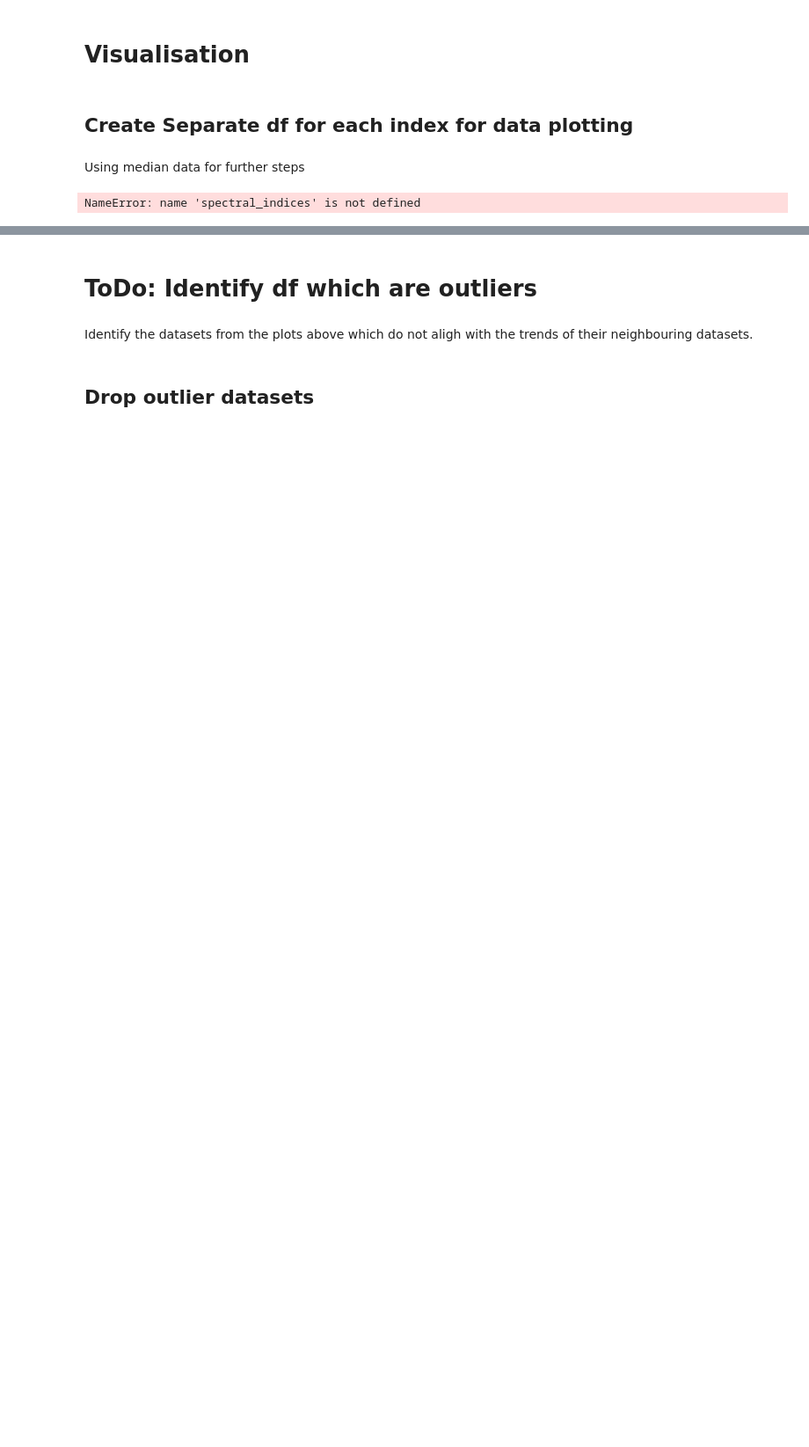
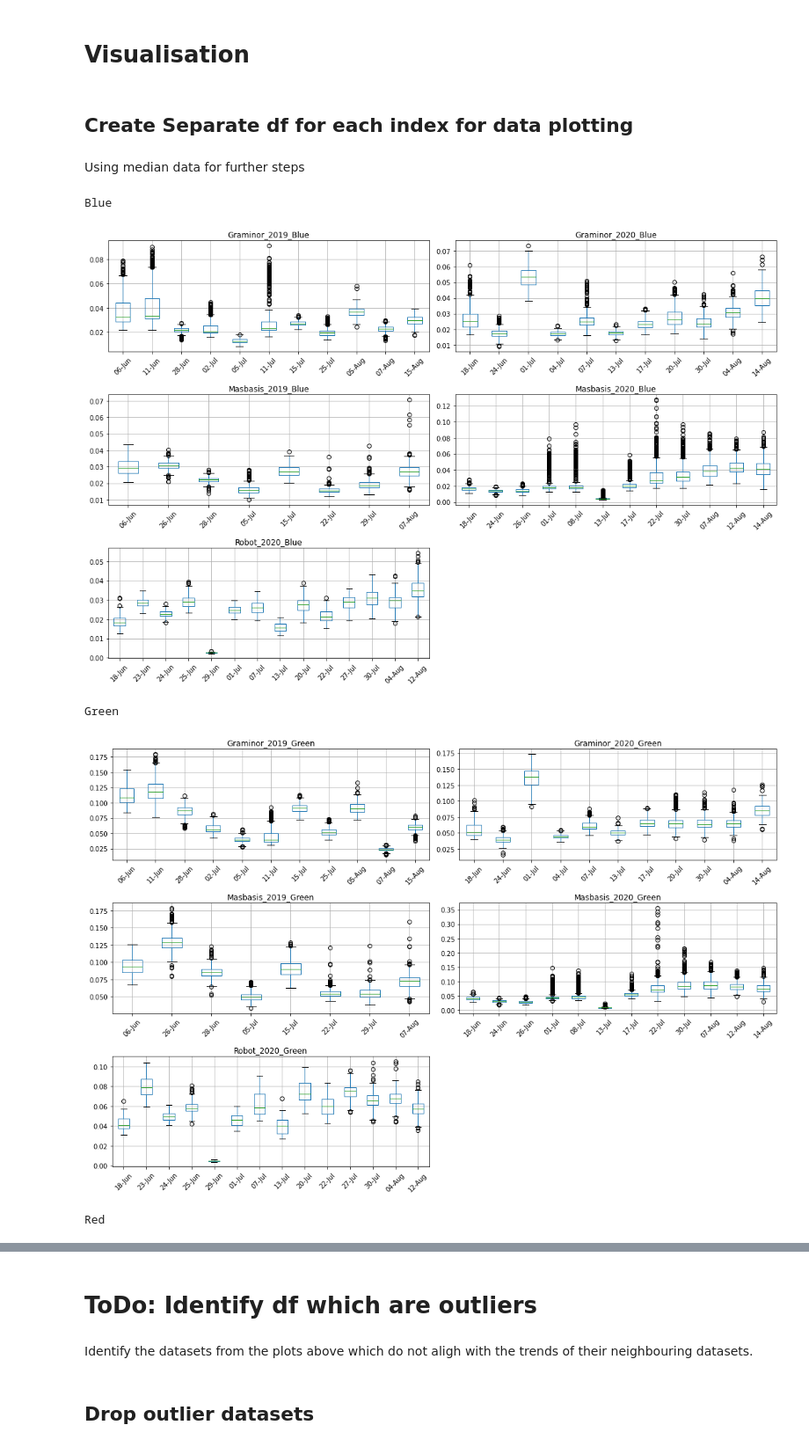
Before and after one commit to fahadijaz/spring_wheat_yield_prediction, a Jupyter notebook: 2. Renaming and merging.ipynb, the cells around one changed output, grey strips where cells are left out. Shown at 88% size. Drawn from its saved outputs; the diff is of its cells as text; code cells hidden in the pictures; blank space fills up the shorter version.

Commit message:
Rename merge complete without Staur data
Lodging plots dropped
All indices generated and saved

```diff
--- a/2. Renaming and merging.ipynb
+++ b/2. Renaming and merging.ipynb
@@ -1256,7 +1493,7 @@ Masbasis_x_20BMLGI1_2020_tm_x_data
 # %%
 field = 'Masbasis_2020'
 field_plot_id = 'Plot_ID'
-ref_df_yield = Masbasis_x_20BMLGI1_2020_tm_x_data
+ref_df_yield = Masbasis_2020_Vollebekk_yield
 red_df_id = 'Rute'
 
 cols2add_dict = {'GrainYield':'GrainYield',
@@ -1293,9 +1578,11 @@ Robot_x_ROBOT_2020_x_raw
+# %%
+Robot_2020_yield = df_2020_Vollebekk_Robot_x_ROBOT_2020_x_raw.copy()
 # %%
 %%time
 
 field = 'Robot_2020'
 field_plot_id = 'Plot_ID'
-ref_df_yield = Robot_x_ROBOT_2020_x_raw
+ref_df_yield = Robot_2020_yield
 red_df_id = 'SpatialRute'
 
 cols2add_dict = {'GrainYield':'GY_Calc_gm2',
@@ -1372,21 +1737,12 @@ print('sorted_field_year_dict_yield created.')
 # Separate Mean, Median and StdDev datasets with new column names
 # %%
 %%time
-cols2add_dict = {'GrainYield':'GY_Calc_gm2',
-                 'Name':'Name',
-                 'CodeName':'CodeName',
-#                  'Pedigree':'pedigree',
-#                  'Line':'Line',
-                 'Heading_Date':'Hd_date_jd',
-                 'Maturity_Date':'Mat_date_jd',
-                 'Days2Heading':'Hd_dto_day',
-                 'Days2Maturity':'Mat_dto_day',
-#                  'Lodging':'Lodging_images'
-                }
 
 general_col_names = ['Plot_ID', 'Blue', 'Green', 'Red', 'RedEdge', 'NIR']
+
 # Can add Days2Heading and Days2Manutiry at later stage as target variables, if required
-yield_cols = ['GrainYield', 'Name', 'CodeName', 'Pedigree', 'Line', 'Heading_Date', 'Maturity_Date', 'Days2Heading', 'Days2Maturity', 'Lodging']
+yield_cols = ['GrainYield', 'Name', 'CodeName', 'Pedigree', 'Line', 'Heading_Date',\
+              'Maturity_Date', 'Days2Heading', 'Days2Maturity', 'Lodging']
 
 df_all_mean = []
 df_all_median = []
@@ -1525,7 +1906,9 @@ data_agg_list = ['_yield_median_indices']
 # base_indices = ['Red']
 # base_indices = ['RedEdge']
 # base_indices = ['NIR']
+from matplotlib.backends.backend_pdf import PdfPages
 
+pdf = PdfPages(export_path+'/plots/'+'Plots_median.pdf')
 
 for d_type in data_agg_list:
     for col in base_indices+spectral_indices:
@@ -1543,6 +1926,9 @@ for d_type in data_agg_list:
             columns = 2
             fig, ax = plt.subplots(rows,columns, figsize=fig_size)
             plots = ax.flatten()
+            # Remove the last fig if the number of fields is an odd number
+            if not (fields % 2) == 0:
+                fig.delaxes(ax[rows-1,1])
 
         for field_sample, dates in sorted_field_year_dict_yield.items():
 
@@ -1555,33 +1941,37 @@ for d_type in data_agg_list:
                 temp_df[col_name] = locals()[field_df][col]
 
             # Adding field plot to the subplots
 
             ax_n = plots[n_plot]
             x_labels = [date[:-(len(col)+1)] for date in temp_df.columns.tolist()]
             temp_df.boxplot(ax=ax_n)
 
             ax_n.set_xticklabels(x_labels, rotation=45)
             data_type = d_type.split('_')[2]
-            ax_n.set_title(field_sample+'_'+col+'_'+data_type)
+            ax_n.set_title(field_sample+'_'+col)
 
 #             # Printing the grain yield in plot of the fiels_sample for reference
 #             text = "Grain Yield"
 #             ax_n.text(0.85, 1.05, text, ha='center', va='top', weight='bold', color='blue', transform=ax_n.transAxes)
 
             # Create export_path folder if not exists already
             os.makedirs(export_path+'/plots/', exist_ok=True)
 
             n_plot += 1
 
 
         plt.tight_layout()
         pdf.savefig(fig)
 
 #         plt.savefig(export_path+'/plots/'+col+'.png',dpi=500, bbox_inches='tight')
 #         plt.savefig(export_path+'/plots/'+col+'.pdf',dpi=500, bbox_inches='tight')
-#         plt.savefig(export_path+'/plots/'+col+'.jpg',dpi=150, bbox_inches='tight')
+        plt.savefig(export_path+'/plots/'+col+'.jpg',dpi=150, bbox_inches='tight')
 
         plt.show()
 pdf.close()
 # %% [output]
-NameError: name 'spectral_indices' is not defined
+Blue
+[figure, added]
+Green
+[figure, added]
+Red
```
Also changed, not shown: parts of 136 cells of this notebook, 43 other files.
